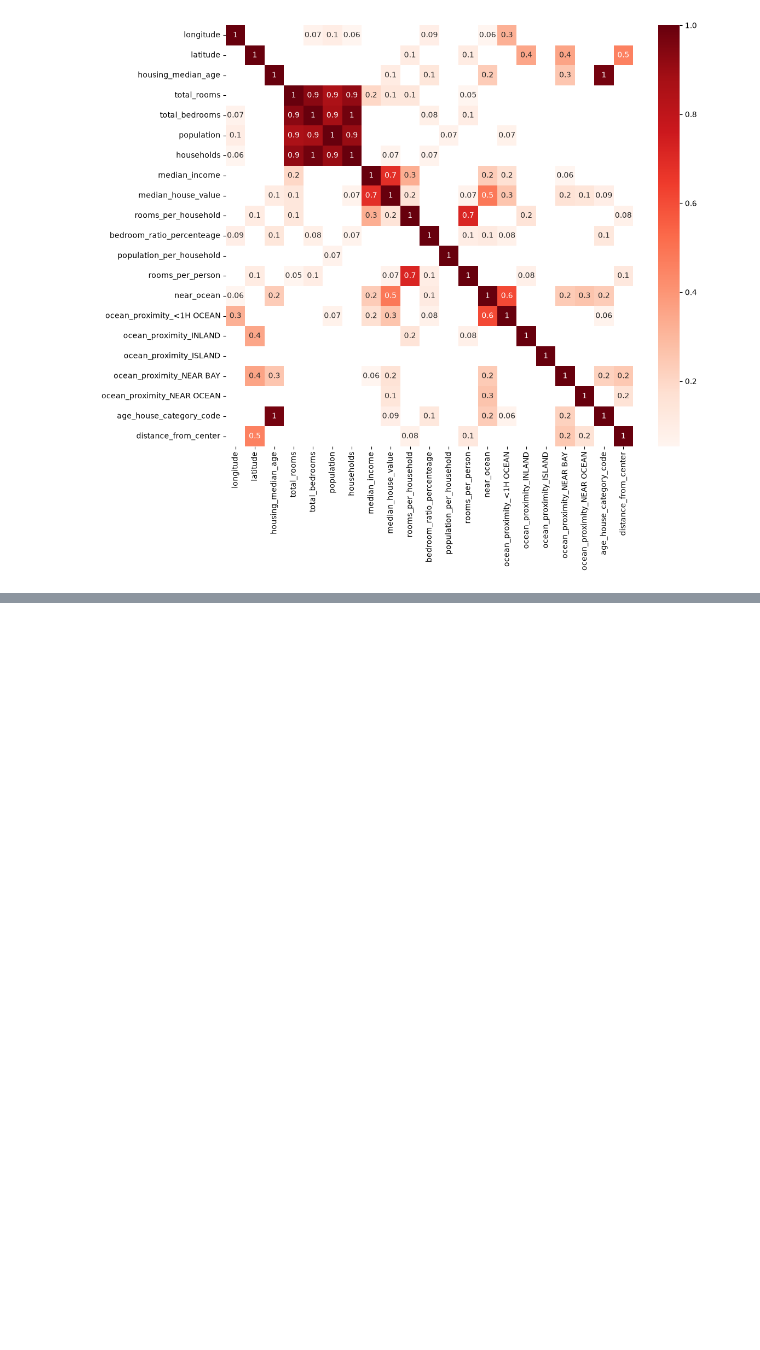
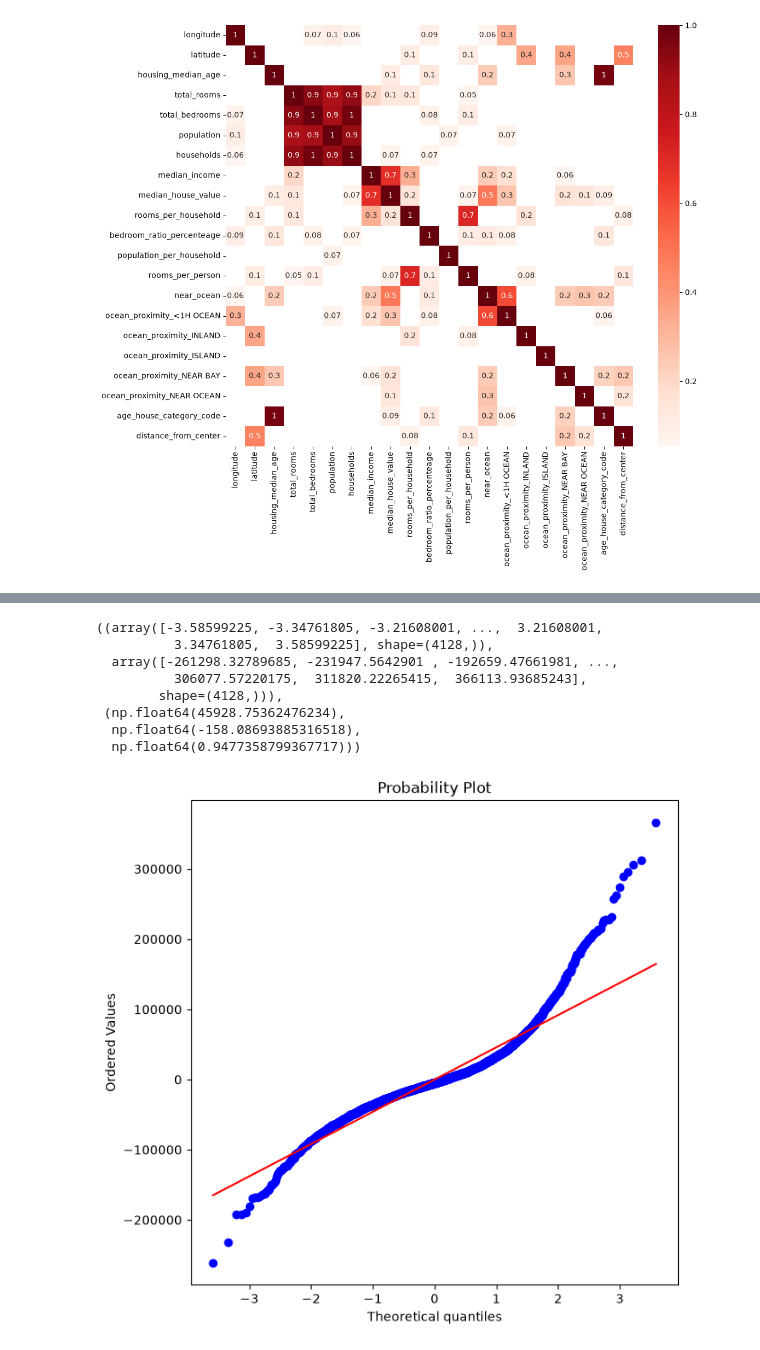
Before and after one commit to Mohamadzf23/california-housing-ml, a Jupyter notebook: src/Untitled-1.ipynb, the cells around one changed output, grey strips where cells are left out. Saved outputs shown, nothing was run; the diff lists cells and outputs as text; code cells hidden in the pictures; blank space fills up the shorter version.

```diff
--- a/src/Untitled-1.ipynb
+++ b/src/Untitled-1.ipynb
@@ -864,0 +890,4 @@ print(grid.best_params_)
+# %%
+graidient_boost = GradientBoostingRegressor(n_estimators=100, random_state=42, learning_rate=0.1, max_depth=3)
+
+graidient_boost.fit(X_train_scaled, y_train)
@@ -864,0 +1020,2 @@ print(grid.best_params_)
+# %%
+y_pred_hgb = hgboost.predict(X_test_scaled)
@@ -864,0 +1111,3 @@ print(grid.best_params_)
+# %%
+residual = y_test - y_pred_hgb
+residual
@@ -864,0 +1127,16 @@ print(grid.best_params_)
+# %%
+import scipy.stats as stats
+
+plt.figure(figsize=(7, 7))
+
+stats.probplot(residual, dist='norm', plot=plt)
+# %% [output]
+((array([-3.58599225, -3.34761805, -3.21608001, ...,  3.21608001,
+          3.34761805,  3.58599225], shape=(4128,)),
+  array([-261298.32789685, -231947.5642901 , -192659.47661981, ...,
+          306077.57220175,  311820.22265415,  366113.93685243],
+        shape=(4128,))),
+ (np.float64(45928.75362476234),
+  np.float64(-158.08693885316518),
+  np.float64(0.9477358799367717)))
+[figure, added]
```
Also changed, not shown: parts of 77 cells of this notebook, 2 other files.
